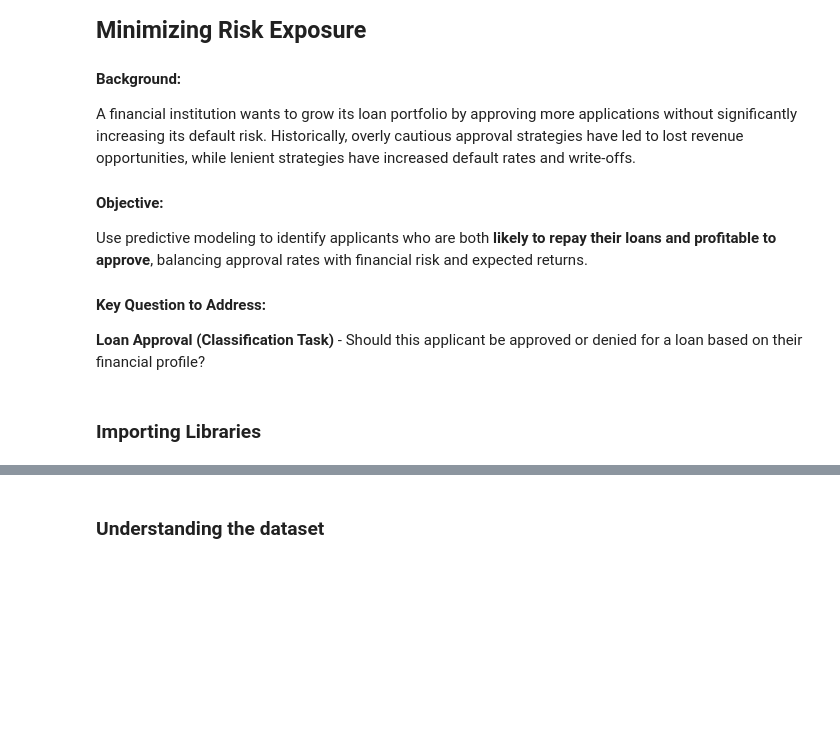
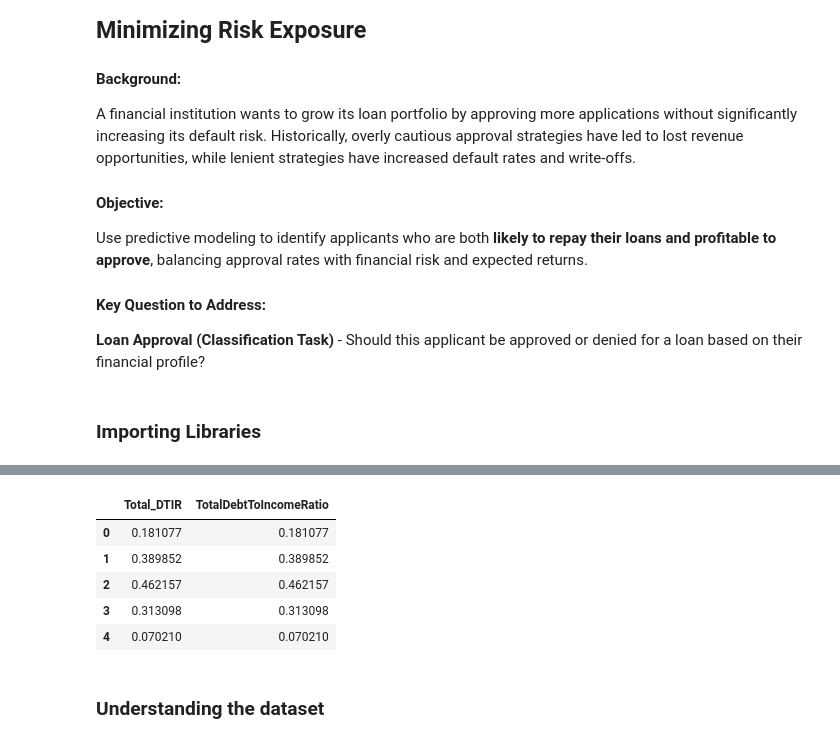
Before and after one commit to GauriR011/Financial-Risk-for-Loan-Approval, a Jupyter notebook: notebooks/original.ipynb, the cells around one changed output, grey strips where cells are left out. Drawn from its saved outputs; the diff is of its cells as text; code cells hidden in the pictures; blank space fills up the shorter version.

```diff
--- a/notebooks/original.ipynb
+++ b/notebooks/original.ipynb
@@ -47,3 +92,12 @@ import pickle
+# %%
+df[["Total_DTIR", "TotalDebtToIncomeRatio"]].head()
+# %% [output]
+|  | Total_DTIR | TotalDebtToIncomeRatio |
+| 0 | 0.181077 | 0.181077 |
+| 1 | 0.389852 | 0.389852 |
+| 2 | 0.462157 | 0.462157 |
+| 3 | 0.313098 | 0.313098 |
+| 4 | 0.070210 | 0.070210 |
 # %% [markdown]
 ### Understanding the dataset
 # %%
```
Also changed, not shown: parts of 4 cells of this notebook, 11 other files.
